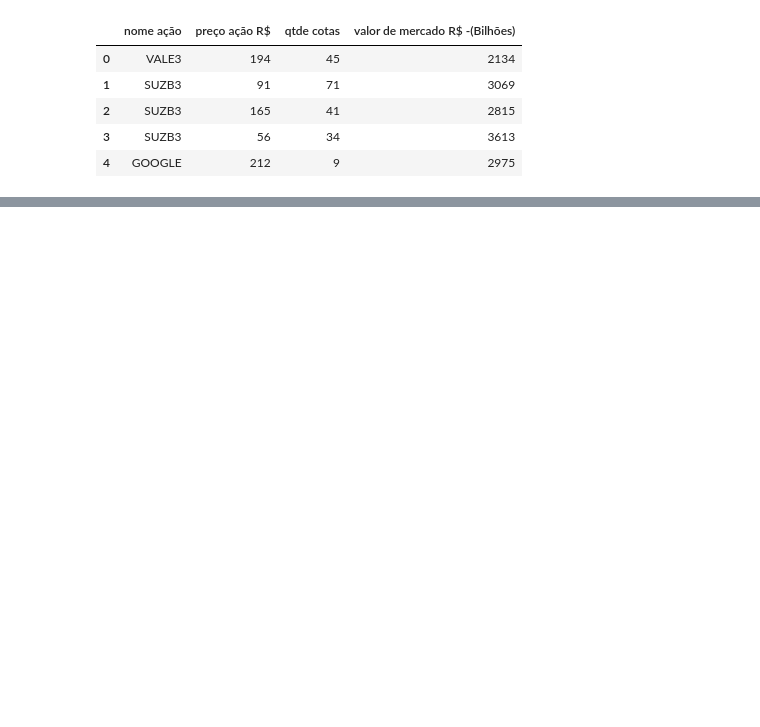
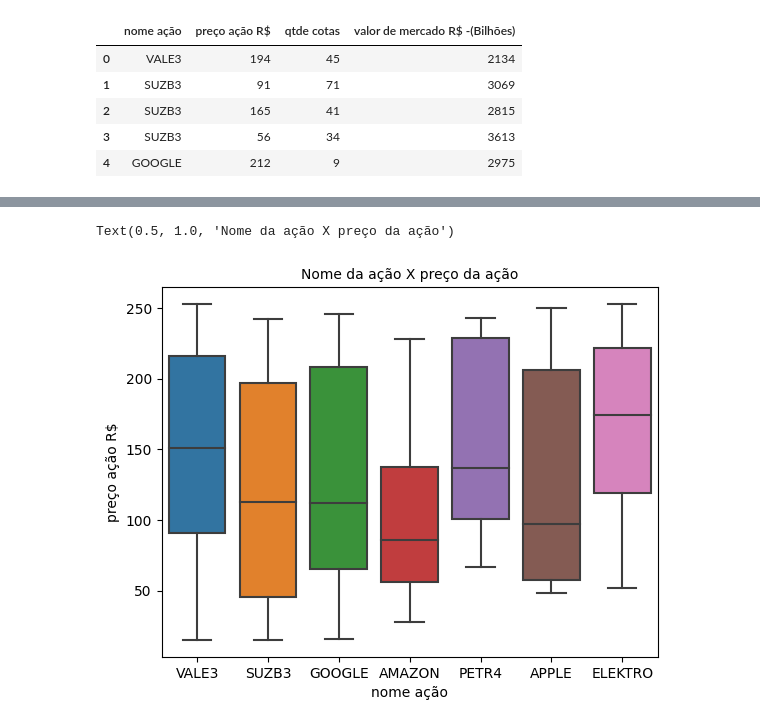
Before and after one commit to kaualayon/codigo_IABD2024, a Jupyter notebook: Somativa/codigo.ipynb, the cells around one changed output, grey strips where cells are left out. Drawn from its saved outputs; the diff is of its cells as text; code cells hidden in the pictures; blank space fills up the shorter version.

```diff
--- a/Somativa/codigo.ipynb
+++ b/Somativa/codigo.ipynb
@@ -34,0 +71,6 @@ df_produtos.describe()
+# %%
+sns.boxplot(x= df_investimentos['nome ação'],y= df_investimentos['preço ação R$'])
+plt.title("Nome da ação X preço da ação", fontsize=10)
+# %% [output]
+Text(0.5, 1.0, 'Nome da ação X preço da ação')
+[figure, added]
```
Also changed, not shown: parts of 4 cells of this notebook.
